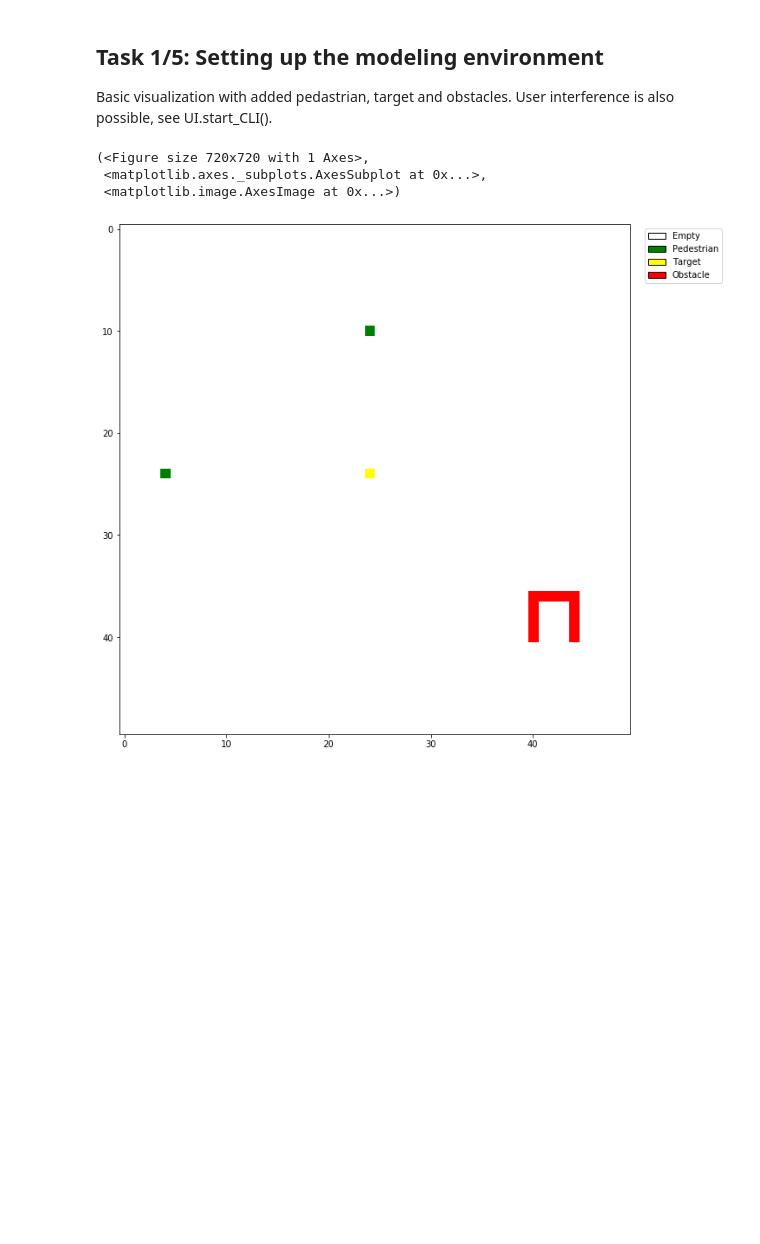
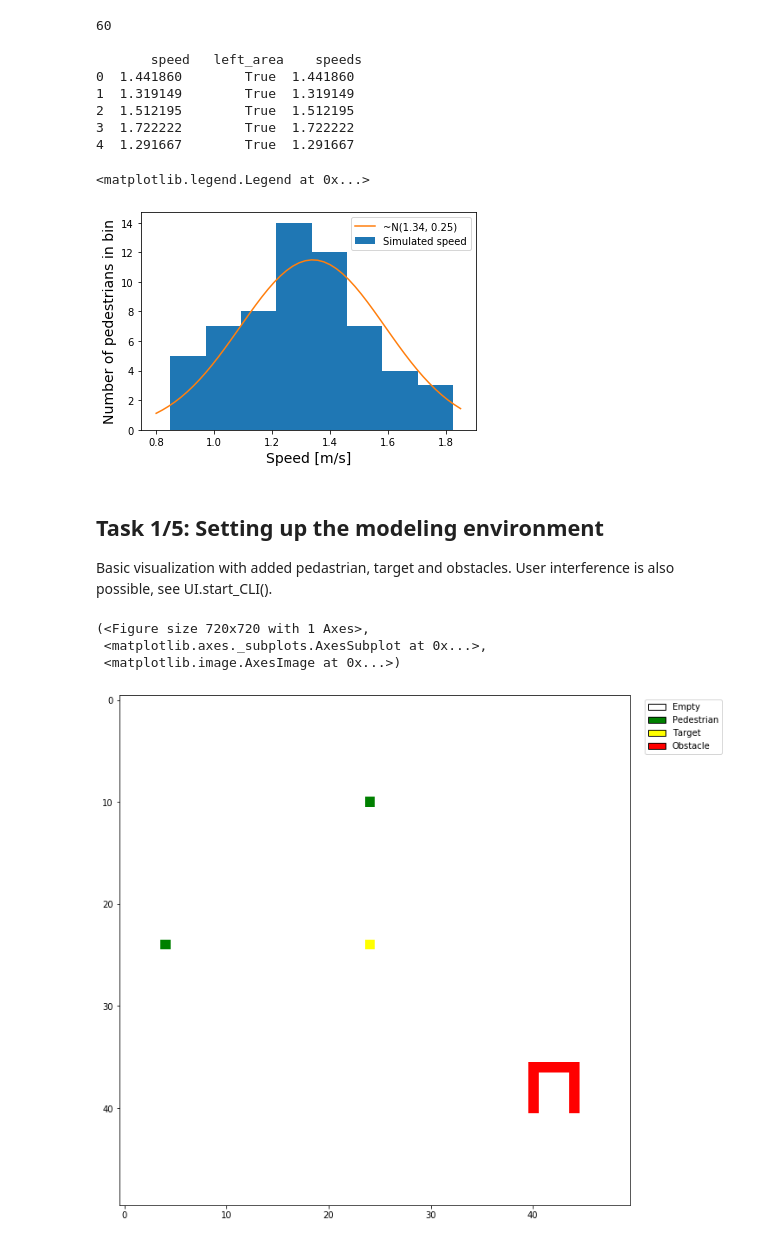
Before and after one commit to evtodorov/MLCMS, a Jupyter notebook: Exercise_1/Testing/Graphics_test.ipynb, the cells around one changed output. Cells and saved outputs as stored; diff of their text form; code cells hidden in the pictures; blank space fills up the shorter version.

```diff
--- a/Exercise_1/Testing/Graphics_test.ipynb
+++ b/Exercise_1/Testing/Graphics_test.ipynb
@@ -19,6 +11,30 @@ if module_path not in sys.path:
 
 from pedestrian_grid import PedestrianGrid
 from ui import UI
+# %%
+path = "/Users/Julius/Documents/Skola/TUM/Kurser/SS21/MLCMS_GroupB/Exercise_1/results/RIMEA_scen7_20210427174633_clock0.txt"
+data = pd.read_csv(path)
+df = pd.DataFrame(data)
+df['speeds'] = df.iloc[:, 0]
+print(len(df), 2*'\n', df.head())
+x = np.linspace(0.8, 1.85)
+hist, bins = np.histogram(df['speeds'], bins=8)
+plt.hist(df['speeds'], bins=bins, label = "Simulated speed")
+plt.xlabel("Speed [m/s]", size = 14)
+plt.ylabel("Number of pedestrians in bin", size = 14)
+plt.plot(x, 7.2*norm.pdf(x, loc=1.34, scale=0.25), label = '~N(1.34, 0.25)')
+plt.legend()
+# %% [output]
+60
+
+       speed   left_area    speeds
+0  1.441860        True  1.441860
+1  1.319149        True  1.319149
+2  1.512195        True  1.512195
+3  1.722222        True  1.722222
+4  1.291667        True  1.291667
+<matplotlib.legend.Legend at 0x...>
+[figure, added]
 # %% [markdown]
 ## Task 1/5: Setting up the modeling environment
 Basic visualization with added pedastrian, target and obstacles. User interference is also possible, see UI.start_CLI().
```
Also changed, not shown: parts of 2 cells of this notebook, 3 other files.
